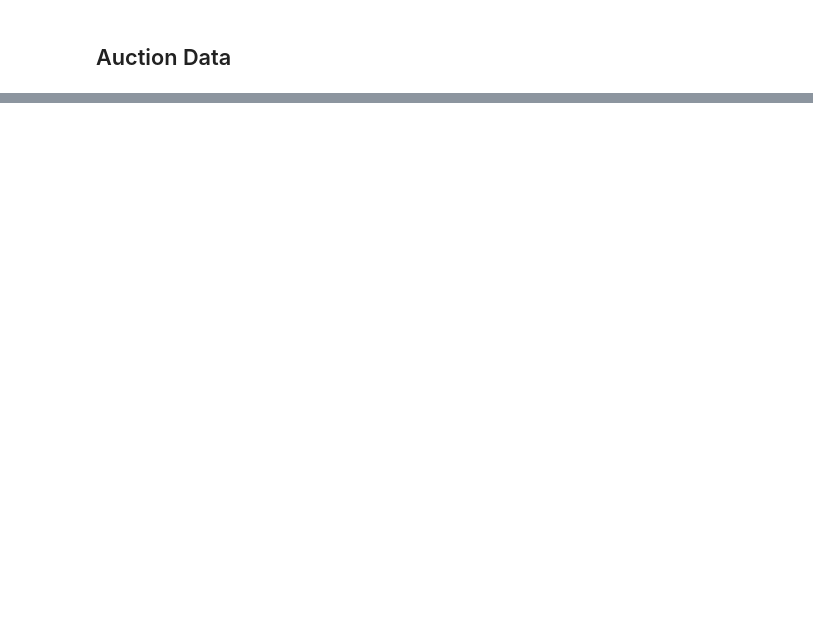
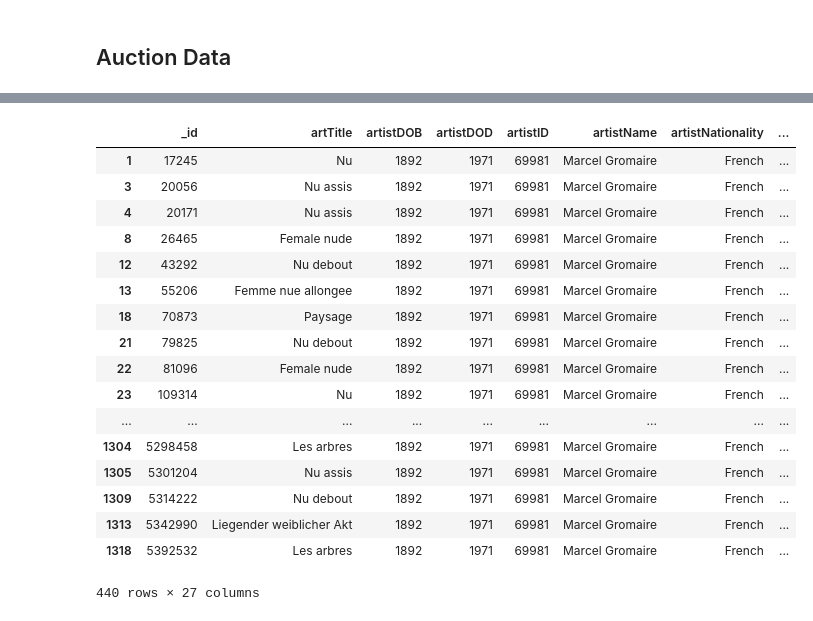
Before and after one commit to rhsimplex/artsift, a Jupyter notebook: Art Sales Analysis.ipynb, the cells around one changed output, grey strips where cells are left out. Drawn from its saved outputs; the diff is of its cells as text; code cells hidden in the pictures; blank space fills up the shorter version.

```diff
--- a/Art Sales Analysis.ipynb
+++ b/Art Sales Analysis.ipynb
@@ -334,0 +388,24 @@ for dic in dicts:
+# %%
+df_id = pd.DataFrame(list(c.find({'artistID':artist})))
+t2 = df_id['artTitle'].value_counts()
+t2 = t2[t2 >= 5]
+df_id[df_id['artTitle'].isin(t2.index)]
+# %% [output]
+|  | _id | artTitle | artistDOB | artistDOD | artistID | artistName | artistNationality | ... |
+| 1 | 17245 | Nu | 1892 | 1971 | 69981 | Marcel Gromaire | French | ... |
+| 3 | 20056 | Nu assis | 1892 | 1971 | 69981 | Marcel Gromaire | French | ... |
+| 4 | 20171 | Nu assis | 1892 | 1971 | 69981 | Marcel Gromaire | French | ... |
+| 8 | 26465 | Female nude | 1892 | 1971 | 69981 | Marcel Gromaire | French | ... |
+| 12 | 43292 | Nu debout | 1892 | 1971 | 69981 | Marcel Gromaire | French | ... |
+| 13 | 55206 | Femme nue allongee | 1892 | 1971 | 69981 | Marcel Gromaire | French | ... |
+| 18 | 70873 | Paysage | 1892 | 1971 | 69981 | Marcel Gromaire | French | ... |
+| 21 | 79825 | Nu debout | 1892 | 1971 | 69981 | Marcel Gromaire | French | ... |
+| 22 | 81096 | Female nude | 1892 | 1971 | 69981 | Marcel Gromaire | French | ... |
+| 23 | 109314 | Nu | 1892 | 1971 | 69981 | Marcel Gromaire | French | ... |
+| ... | ... | ... | ... | ... | ... | ... | ... | ... |
+| 1304 | 5298458 | Les arbres | 1892 | 1971 | 69981 | Marcel Gromaire | French | ... |
+| 1305 | 5301204 | Nu assis | 1892 | 1971 | 69981 | Marcel Gromaire | French | ... |
+| 1309 | 5314222 | Nu debout | 1892 | 1971 | 69981 | Marcel Gromaire | French | ... |
+| 1313 | 5342990 | Liegender weiblicher Akt | 1892 | 1971 | 69981 | Marcel Gromaire | French | ... |
+| 1318 | 5392532 | Les arbres | 1892 | 1971 | 69981 | Marcel Gromaire | French | ... |
+440 rows × 27 columns
```
Also changed, not shown: parts of 29 cells of this notebook, 2 other files.
